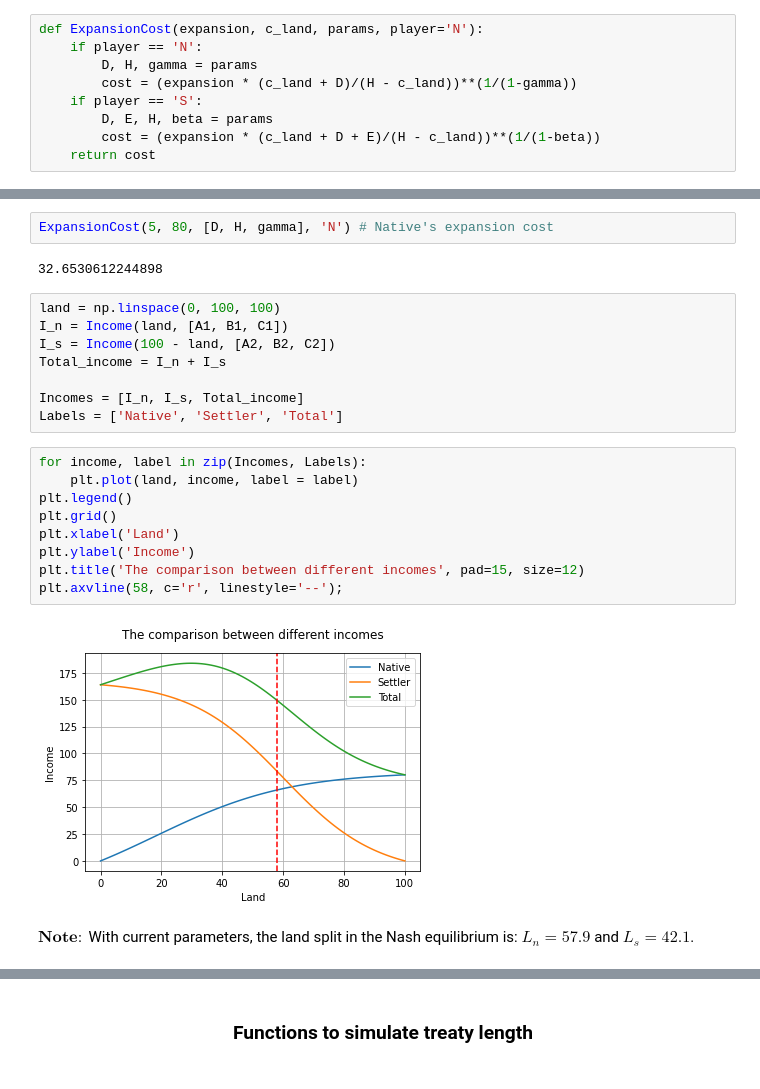
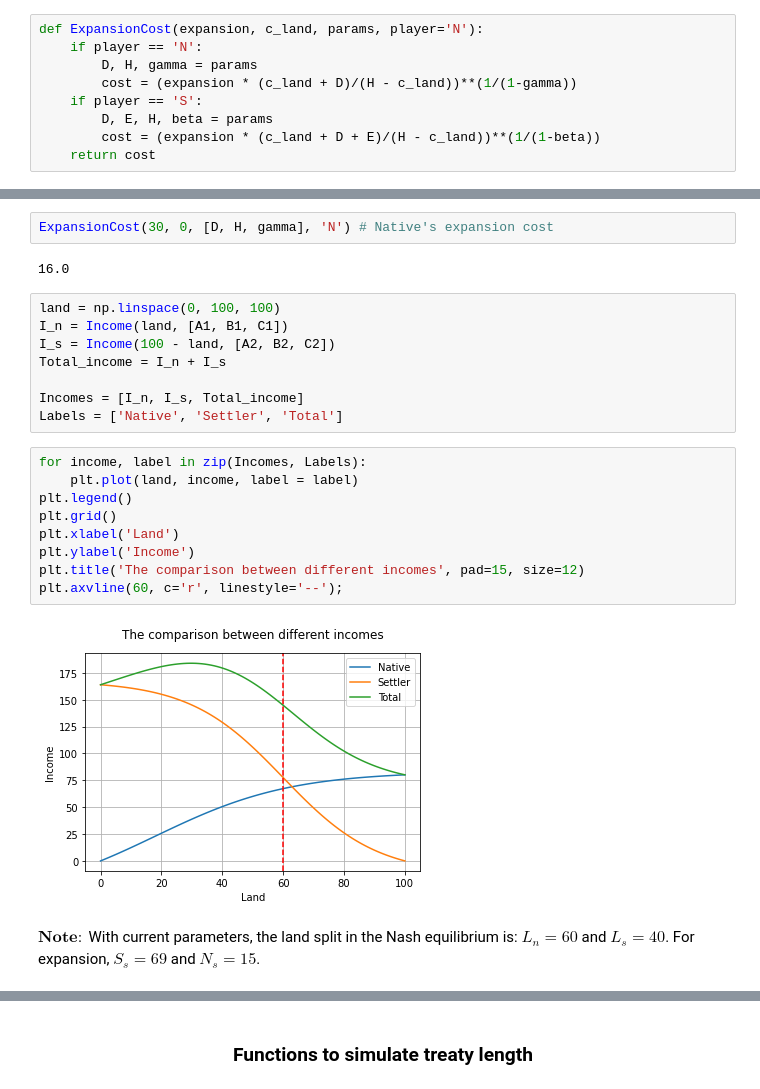
Before and after one commit to Nannanpeng/Treaty_Game, a Jupyter notebook: functions/TreatyGame_FunctionsParams_Lab.ipynb, the cells around one changed output, grey strips where cells are left out. Saved outputs shown, nothing was run; the diff lists cells and outputs as text.

```diff
--- a/functions/TreatyGame_FunctionsParams_Lab.ipynb
+++ b/functions/TreatyGame_FunctionsParams_Lab.ipynb
@@ -71,7 +74,7 @@ ExpansionCost(10, 20, [D, E, H, beta], 'S') # settler's expansion cost
 # %%
-ExpansionCost(5, 80, [D, H, gamma], 'N') # Native's expansion cost
+ExpansionCost(30, 0, [D, H, gamma], 'N') # Native's expansion cost
 # %% [output]
-32.6530612244898
+16.0
 # %%
 land = np.linspace(0, 100, 100)
 I_n = Income(land, [A1, B1, C1])
@@ -83,13 +86,14 @@ Labels = ['Native', 'Settler', 'Total']
 # %%
 for income, label in zip(Incomes, Labels):
     plt.plot(land, income, label = label)
 plt.legend()
 plt.grid()
 plt.xlabel('Land')
 plt.ylabel('Income')
 plt.title('The comparison between different incomes', pad=15, size=12)
-plt.axvline(58, c='r', linestyle='--');
+plt.axvline(60, c='r', linestyle='--');
 # %% [output]
-[figure, old version]
+[figure, new version]
 # %% [markdown]
-$\textbf{Note}:$ With current parameters, the land split in the Nash equilibrium is: $L_n = 57.9$ and $L_s = 42.1$.
+$\textbf{Note}:$ With current parameters, the land split in the Nash equilibrium is: $L_n = 60$ and $L_s = 40$. For expansion,
+$S_s = 69$ and $N_s = 15$.
```
Also changed, not shown: parts of 17 cells of this notebook.
